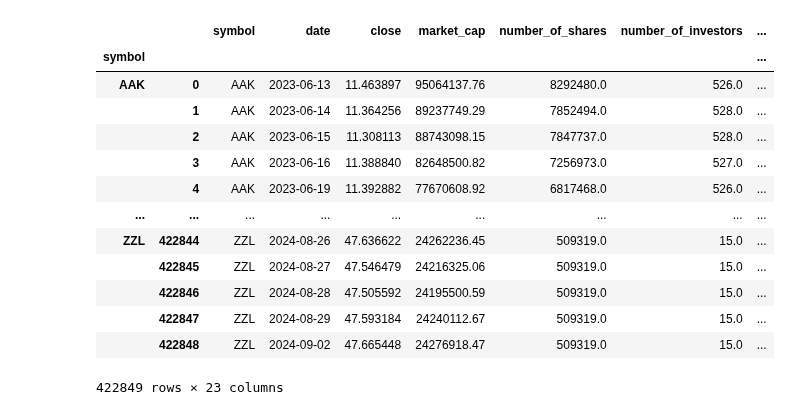
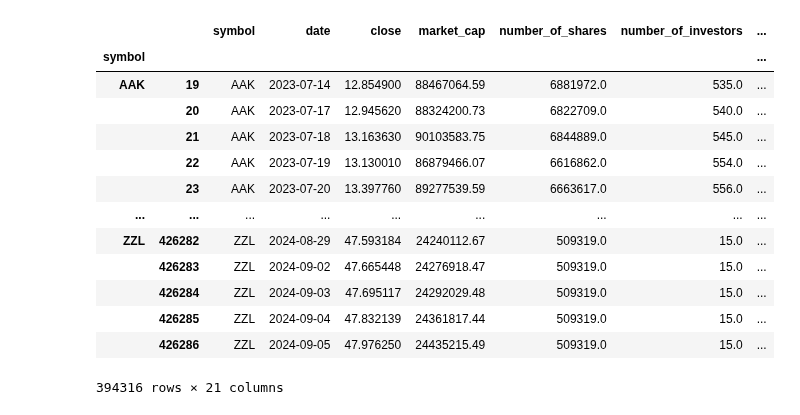
Before and after one commit to ozturkergin/ozturkergin, a Jupyter notebook: TEFAS_PowerBI_Import_v4.ipynb, the cells around one changed output. Cells and saved outputs as stored; diff of their text form; code cells hidden in the pictures.

```diff
--- a/TEFAS_PowerBI_Import_v4.ipynb
+++ b/TEFAS_PowerBI_Import_v4.ipynb
@@ -285,58 +278,56 @@ fetched_data
 # %%
 import pandas_ta as ta
 import pandas as pd
 import numpy as np
+from pandas_ta.utils import get_offset, verify_series, signals
+
+def calculate_ta(group):
+    # Simple Moving Average (SMA)
+    SMA = ta.sma(group['close'], length=5)
+    group = pd.concat([group, SMA], axis=1)
+
+    # Relative Strength Index (RSI)
+    RSI = ta.rsi(group['close'], length=14, append=True)
+    group = pd.concat([group, RSI], axis=1)
+
+    BB = ta.bbands(group['close'], length=20, std=2, ddof=0, mamode=None, talib=None, offset=None)
+    group = pd.concat([group, BB], axis=1)
+
+    return group
 
 fetched_data=pd.read_csv('tefas.csv')
+fetched_data['close'].astype(float,False)
 fetched_data['date'] = pd.to_datetime(fetched_data['date'])
-fetched_data['qty'] = 100/fetched_data['close']
 fetched_data['year'] = fetched_data['date'].dt.year
 fetched_data['week_no'] = fetched_data['date'].dt.isocalendar().week.astype(str).str.zfill(2)
 fetched_data['year_week'] = fetched_data['year'].astype(str) +'-'+ fetched_data['week_no'].astype(str)
 fetched_data['day_of_week'] = fetched_data['date'].apply(lambda x: x.strftime('%A'))
 #idx = fetched_data.groupby(['symbol', 'year_week'])['date'].idxmax()
 #max_prices = fetched_data.loc[idx, ['symbol', 'year_week', 'close']]
 #max_prices = max_prices.rename(columns={'close': 'price_at_week_close'})
 #fetched_data = fetched_data.merge(max_prices, on=['symbol', 'year_week'], how='left')
+#fetched_data['qty'] = 100/fetched_data['close']
 #fetched_data['valuation_at_week_close'] = fetched_data['price_at_week_close'] * fetched_data['qty']
-
-def calculate_ta(group):
-    SMA_FAST = 50
-    SMA_SLOW = 200
-    RSI_PERIOD = 14
-    RSI_AVG_PERIOD = 15
-
-    group['ema12'] = ta.ema(group['close'], length=12, fillna=group.close)
-    group['ema26'] = ta.ema(group['close'], length=26, fillna=group.close)
-    group['sma_f'] = group['close'].rolling(SMA_FAST).mean()
-    group['sma_s'] = group['close'].rolling(SMA_SLOW).mean()
-    group['rsi'] = ta.rsi(group.close, RSI_PERIOD)
-    group['sma_r'] = group.rsi.rolling(RSI_AVG_PERIOD).mean()
-    group['sma'] = np.where(group.sma_f > group.sma_s, 1, 0)
-    group['rsi_test'] = np.where((group.rsi < 50) & (group.rsi > group.rsi.shift(1)), 1, 0)
-    return group
-
-fetched_data = fetched_data.reset_index(drop=True)
 fetched_data.sort_values(by=['symbol', 'date'], inplace=True)
 fetched_data = fetched_data.groupby(['symbol']).apply(calculate_ta)
-fetched_data = fetched_data.fillna(0)
+fetched_data = fetched_data.dropna()
 fetched_data.to_csv('tefas_transformed.csv', encoding='utf-8-sig', index=False)
 fetched_data
 # %% [output]
 |  |  | symbol | date | close | market_cap | number_of_shares | number_of_investors | ... |
 | symbol |  |  |  |  |  |  |  | ... |
-| AAK | 0 | AAK | 2023-06-13 | 11.463897 | 95064137.76 | 8292480.0 | 526.0 | ... |
-|  | 1 | AAK | 2023-06-14 | 11.364256 | 89237749.29 | 7852494.0 | 528.0 | ... |
-|  | 2 | AAK | 2023-06-15 | 11.308113 | 88743098.15 | 7847737.0 | 528.0 | ... |
-|  | 3 | AAK | 2023-06-16 | 11.388840 | 82648500.82 | 7256973.0 | 527.0 | ... |
-|  | 4 | AAK | 2023-06-19 | 11.392882 | 77670608.92 | 6817468.0 | 526.0 | ... |
+| AAK | 19 | AAK | 2023-07-14 | 12.854900 | 88467064.59 | 6881972.0 | 535.0 | ... |
+|  | 20 | AAK | 2023-07-17 | 12.945620 | 88324200.73 | 6822709.0 | 540.0 | ... |
+|  | 21 | AAK | 2023-07-18 | 13.163630 | 90103583.75 | 6844889.0 | 545.0 | ... |
+|  | 22 | AAK | 2023-07-19 | 13.130010 | 86879466.07 | 6616862.0 | 554.0 | ... |
+|  | 23 | AAK | 2023-07-20 | 13.397760 | 89277539.59 | 6663617.0 | 556.0 | ... |
 | ... | ... | ... | ... | ... | ... | ... | ... | ... |
-| ZZL | 422844 | ZZL | 2024-08-26 | 47.636622 | 24262236.45 | 509319.0 | 15.0 | ... |
-|  | 422845 | ZZL | 2024-08-27 | 47.546479 | 24216325.06 | 509319.0 | 15.0 | ... |
-|  | 422846 | ZZL | 2024-08-28 | 47.505592 | 24195500.59 | 509319.0 | 15.0 | ... |
-|  | 422847 | ZZL | 2024-08-29 | 47.593184 | 24240112.67 | 509319.0 | 15.0 | ... |
-|  | 422848 | ZZL | 2024-09-02 | 47.665448 | 24276918.47 | 509319.0 | 15.0 | ... |
+| ZZL | 426282 | ZZL | 2024-08-29 | 47.593184 | 24240112.67 | 509319.0 | 15.0 | ... |
+|  | 426283 | ZZL | 2024-09-02 | 47.665448 | 24276918.47 | 509319.0 | 15.0 | ... |
+|  | 426284 | ZZL | 2024-09-03 | 47.695117 | 24292029.48 | 509319.0 | 15.0 | ... |
+|  | 426285 | ZZL | 2024-09-04 | 47.832139 | 24361817.44 | 509319.0 | 15.0 | ... |
+|  | 426286 | ZZL | 2024-09-05 | 47.976250 | 24435215.49 | 509319.0 | 15.0 | ... |
-422849 rows × 23 columns
+394316 rows × 21 columns
 # %%
 time_delta = 15
 start_date_calc = date.today() - timedelta(days=time_delta)
```
Also changed, not shown: parts of 6 cells of this notebook.
